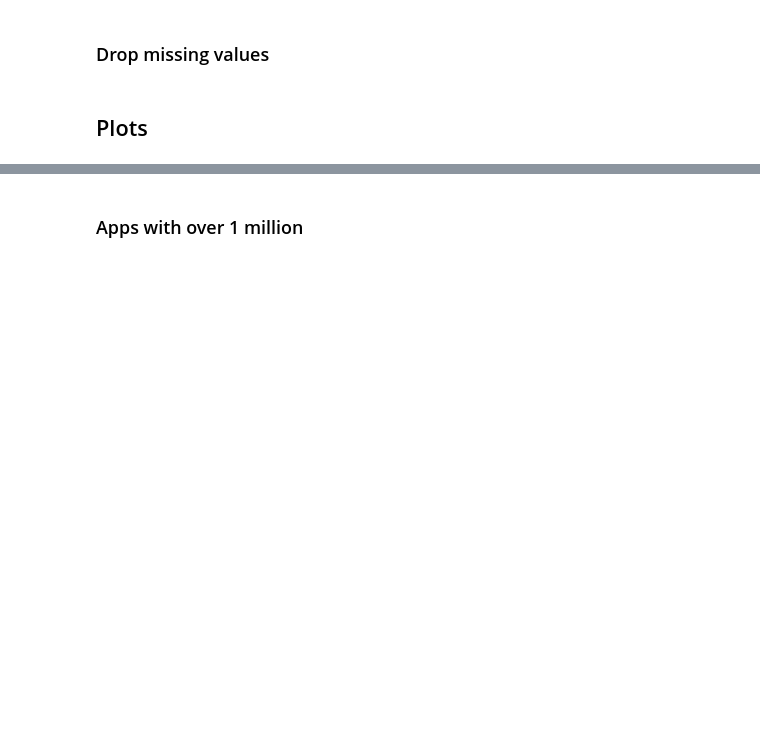
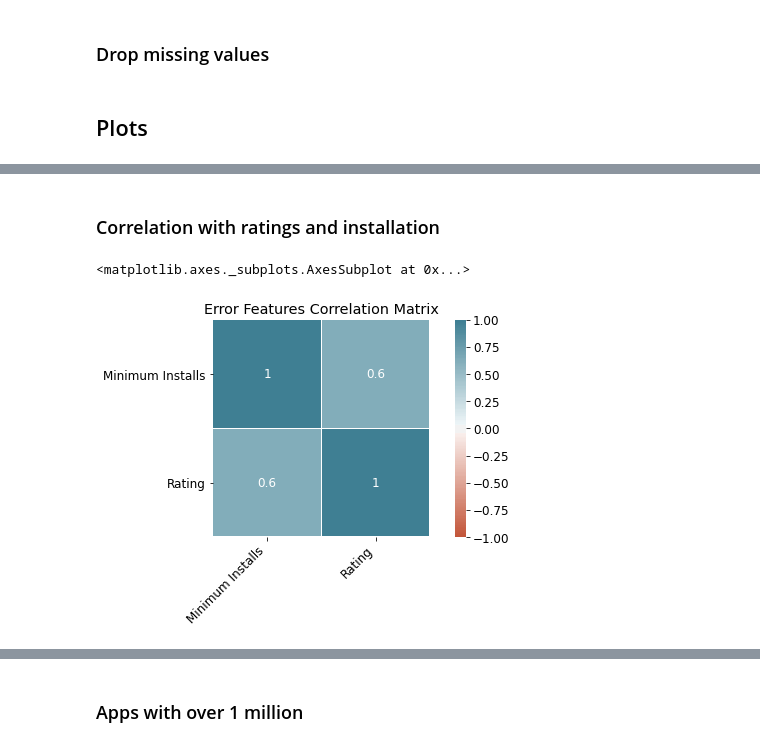
Before and after one commit to MKirtley/Google-Playstore, a Jupyter notebook: google_playstore.ipynb, the cells around one changed output, grey strips where cells are left out. Drawn from its saved outputs; the diff is of its cells as text; code cells hidden in the pictures; blank space fills up the shorter version.

```diff
--- a/google_playstore.ipynb
+++ b/google_playstore.ipynb
@@ -92,3 +99,36 @@ plt.gca().invert_yaxis()
+# %% [markdown]
+### Correlation with ratings and installation
+# %%
+rating_installation = df[['Minimum Installs', 'Rating']]
+
+corr = rating_installation.corr(method='spearman')
+
+fig, ax = plt.subplots(figsize=(9, 4))
+ax = sns.heatmap(
+    corr,
+    vmin=-1, vmax=1, center=0,
+    cmap=sns.diverging_palette(20, 220, n=200),
+    square=True,
+    annot=True,
+    fmt=".1n",
+    linewidths=.5
+)
+ax.set_xticklabels(
+    ax.get_xticklabels(),
+    rotation=45,
+    horizontalalignment='right',
+
+);
+ax.set_yticklabels(
+    ax.get_yticklabels(),
+    rotation=0,
+    horizontalalignment='right',
+);
+plt.title("Error Features Correlation Matrix")
+ax
+# %% [output]
+<matplotlib.axes._subplots.AxesSubplot at 0x...>
+[figure, added]
 # %%
 all_apps = df.groupby('Category')['Rating'].mean()
 
```
Also changed, not shown: parts of 18 cells of this notebook.
